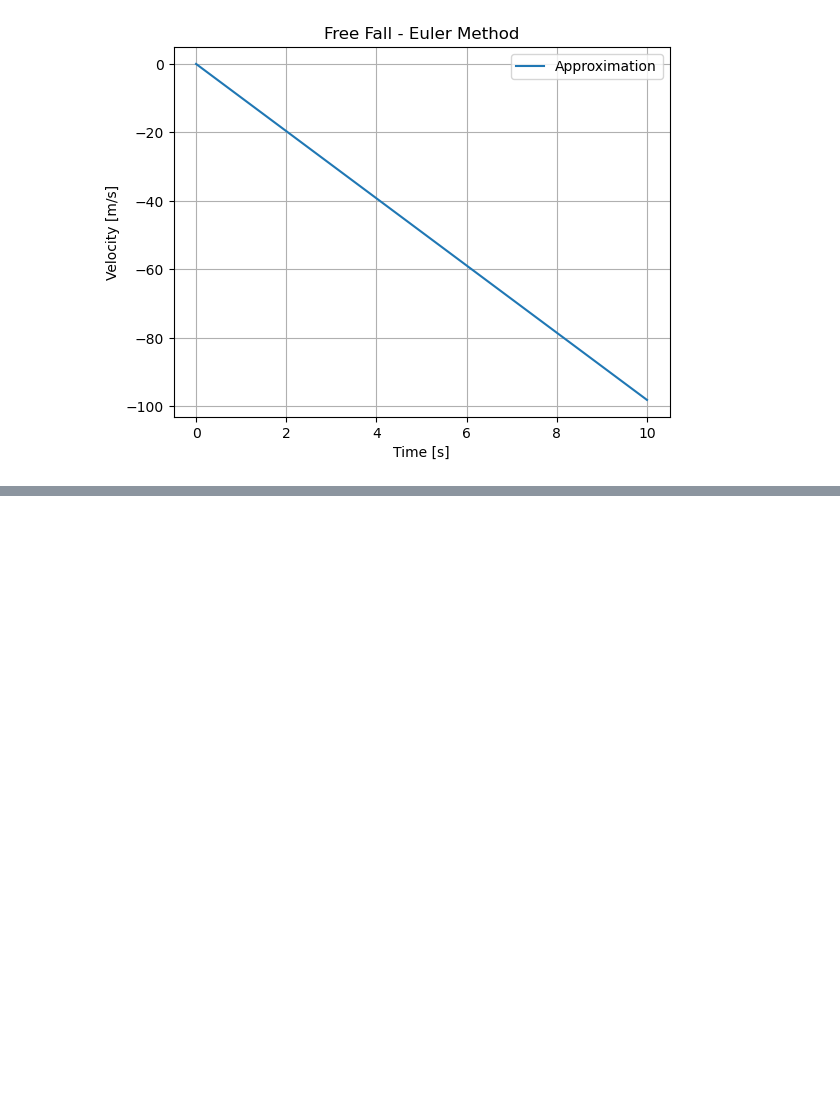
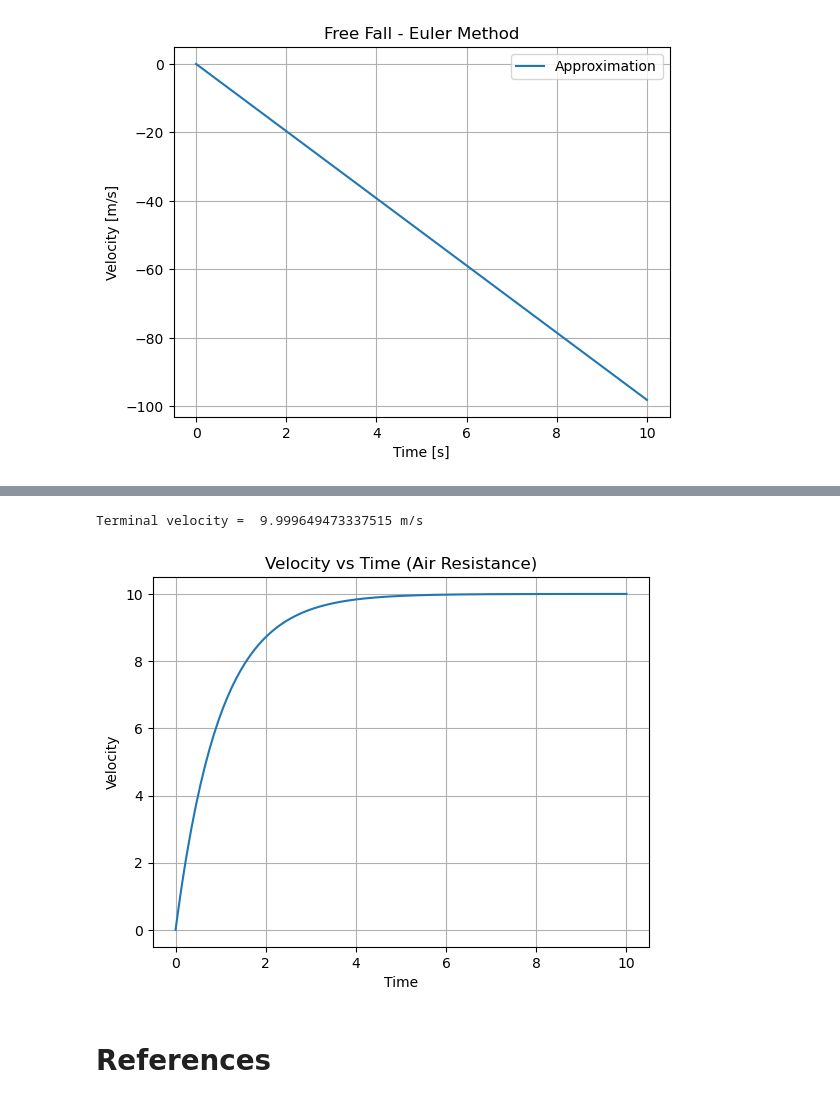
Before and after one commit to h-Escamilla/Computational-Methods-For-Mathematical-Physics-1-at-UTSA, a Jupyter notebook: InfiniteSeries_PowerSeries.ipynb, the cells around one changed output, grey strips where cells are left out. Drawn from its saved outputs; the diff is of its cells as text; code cells hidden in the pictures; blank space fills up the shorter version.

```diff
--- a/InfiniteSeries_PowerSeries.ipynb
+++ b/InfiniteSeries_PowerSeries.ipynb
@@ -227,0 +247,31 @@ Final Velocity =  -98.0999999999999 m/s
+# %%
+import numpy as np
+import matplotlib.pyplot as plt
+
+v0 = 0
+a = 10
+b = 1
+dt = 0.05
+tf = 10
+
+t = np.arange(0, tf + dt, dt)
+
+velocity = np.zeros(len(t))
+velocity[0] = v0
+
+# Euler method
+for i in range(len(t) - 1):
+    velocity[i + 1] = velocity[i] + dt * (a - b * velocity[i])
+
+print("Terminal velocity = ",velocity[len(t)-1], "m/s")
+plt.plot(t, velocity, "-")
+plt.xlabel("Time")
+plt.ylabel("Velocity")
+plt.title("Velocity vs Time (Air Resistance)")
+plt.grid(True)
+plt.show()
+# %% [output]
+Terminal velocity =  9.999649473337515 m/s
+[figure, added]
+# %% [markdown]
+# References
```
Also changed, not shown: parts of 12 cells of this notebook.
